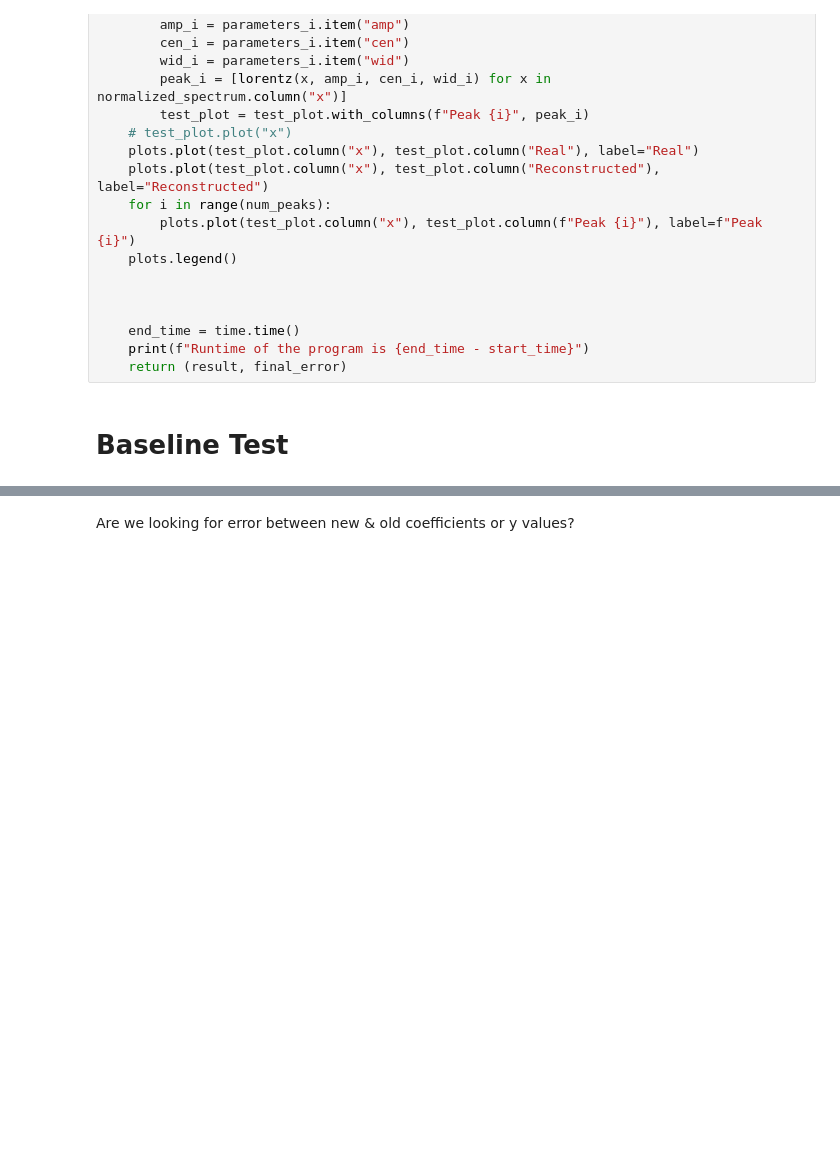
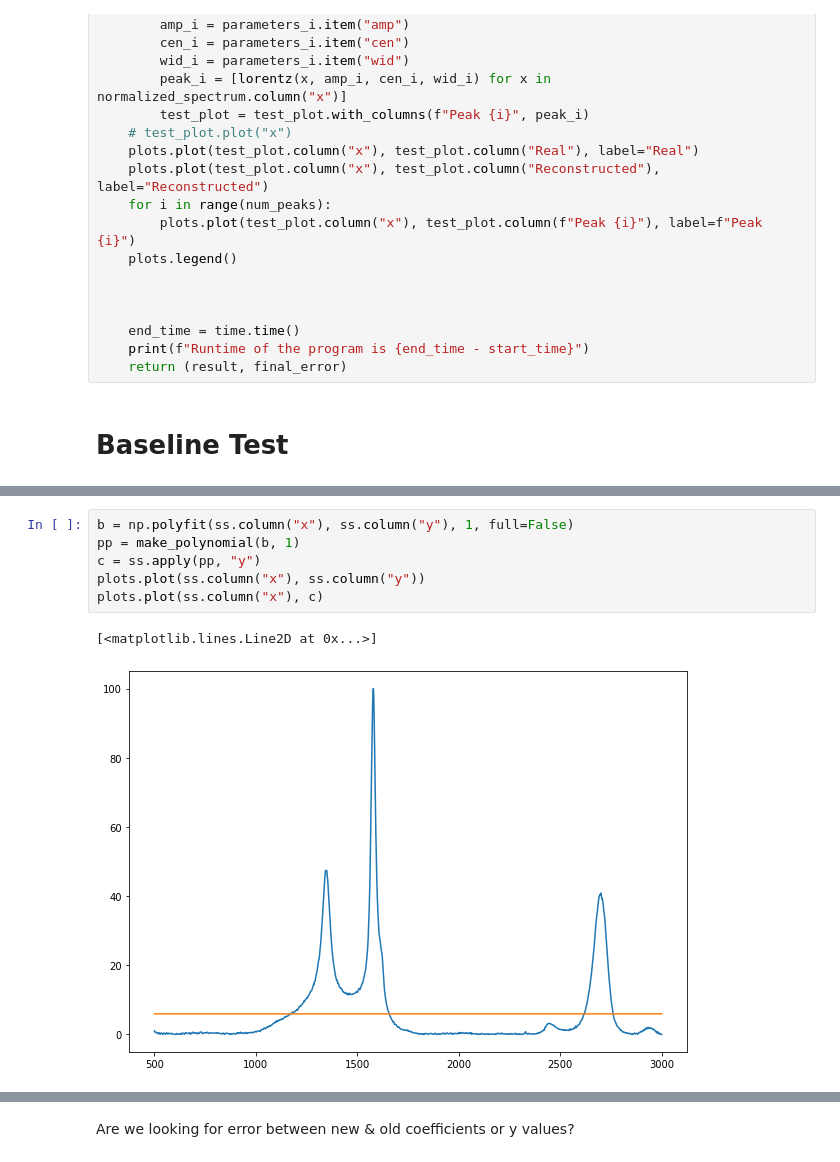
Before and after one commit to dvconricode/SALT, a Jupyter notebook: Spectra Fit .ipynb, the cells around one changed output, grey strips where cells are left out. Cells and saved outputs as stored; diff of their text form; blank space fills up the shorter version.

```diff
--- a/Spectra Fit .ipynb
+++ b/Spectra Fit .ipynb
@@ -182,0 +206,9 @@ array([455.54500153, 455.54500153, 455.54500153, ..., 455.54500153,
+# %%
+b = np.polyfit(ss.column("x"), ss.column("y"), 1, full=False)
+pp = make_polynomial(b, 1)
+c = ss.apply(pp, "y")
+plots.plot(ss.column("x"), ss.column("y"))
+plots.plot(ss.column("x"), c)
+# %% [output]
+[<matplotlib.lines.Line2D at 0x...>]
+[figure, added]
```
Also changed, not shown: parts of 6 cells of this notebook.
